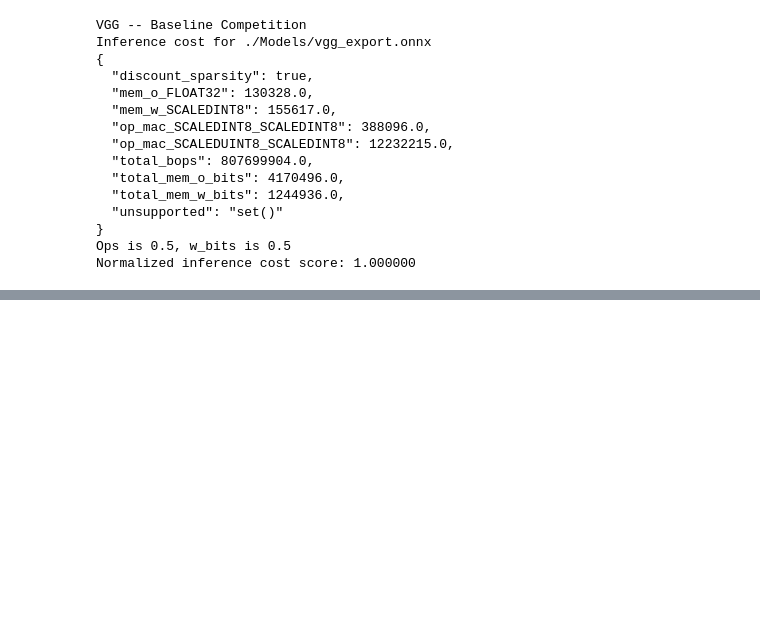
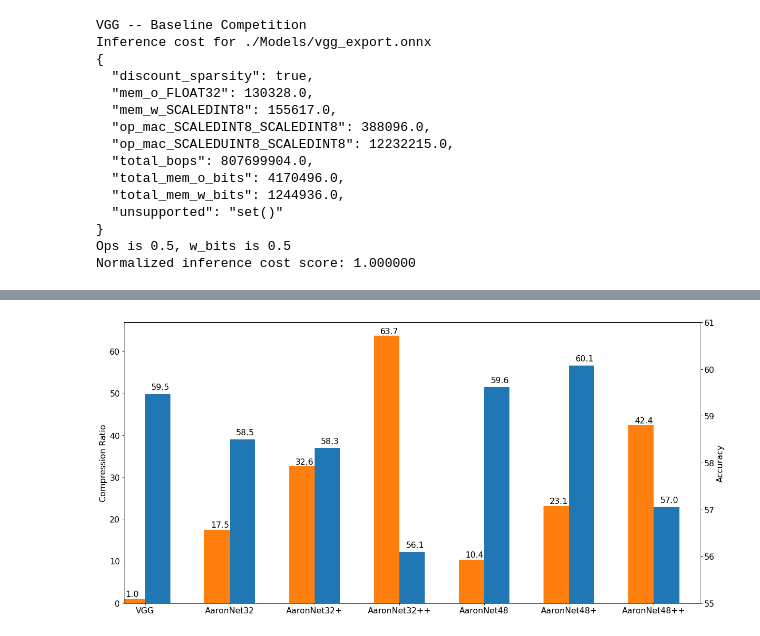
Before and after one commit to ITU-AI-ML-in-5G-Challenge/ITU-ML5G-PS-007-Aaronica, a Jupyter notebook: evaluation.ipynb, the cells around one changed output, grey strips where cells are left out. Saved outputs shown, nothing was run; the diff lists cells and outputs as text; code cells hidden in the pictures; blank space fills up the shorter version.

```diff
--- a/evaluation.ipynb
+++ b/evaluation.ipynb
@@ -377,0 +445,4 @@ plt.show()
+# %%
+df = pd.DataFrame(np.vstack((all_accs, 1.0/all_costs)).T, columns=["Overall Accuracy", "Compression Ratio"])
+df["Names"] = classes
+df[["Names", "Overall Accuracy", "Compression Ratio"]]
@@ -377,0 +458,26 @@ plt.show()
+# %%
+fig = plt.figure(figsize=(20, 10))
+
+ax = fig.add_subplot(111)
+ax2 = ax.twinx()
+
+width = 0.3
+
+df["Compression Ratio"].plot(kind='bar', color='C1', ax=ax, width=width, position=1)
+df["Overall Accuracy"].plot(kind='bar', color='C0', ax=ax2, width=width, position=0)
+
+ax.set_ylabel('Compression Ratio')
+ax2.set_ylabel('Accuracy')
+ax2.set_ylim([55.0, 61])
+ax.set_xticklabels(classes, rotation="horizontal")
+
+
+for p in ax.patches:
+    ax.annotate(str(np.round(p.get_height(), 1)), (p.get_x() + 0.075, p.get_height() + 0.55))
+
+for p in ax2.patches:
+    ax2.annotate(str(np.round(p.get_height(), 1)), (p.get_x() + 0.075, p.get_height() + 0.1))
+
+plt.show()
+# %% [output]
+[figure, added]
```
Also changed, not shown: parts of 38 cells of this notebook, 21 other files.
